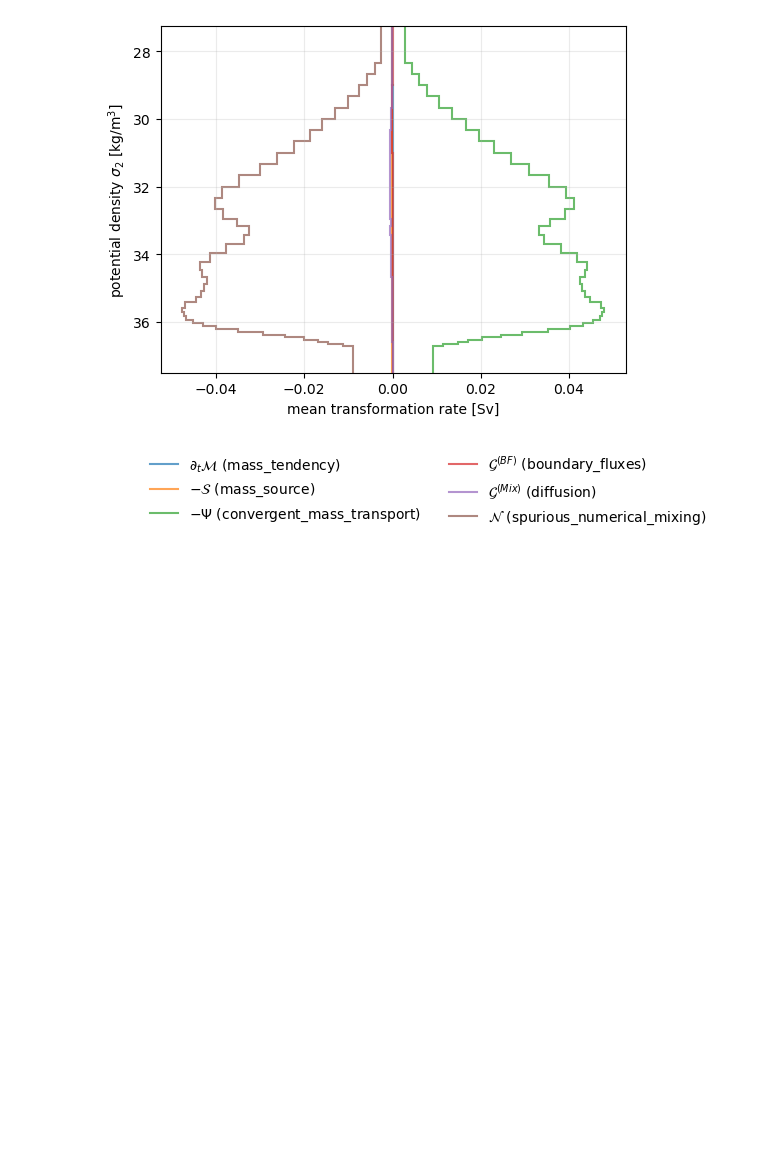
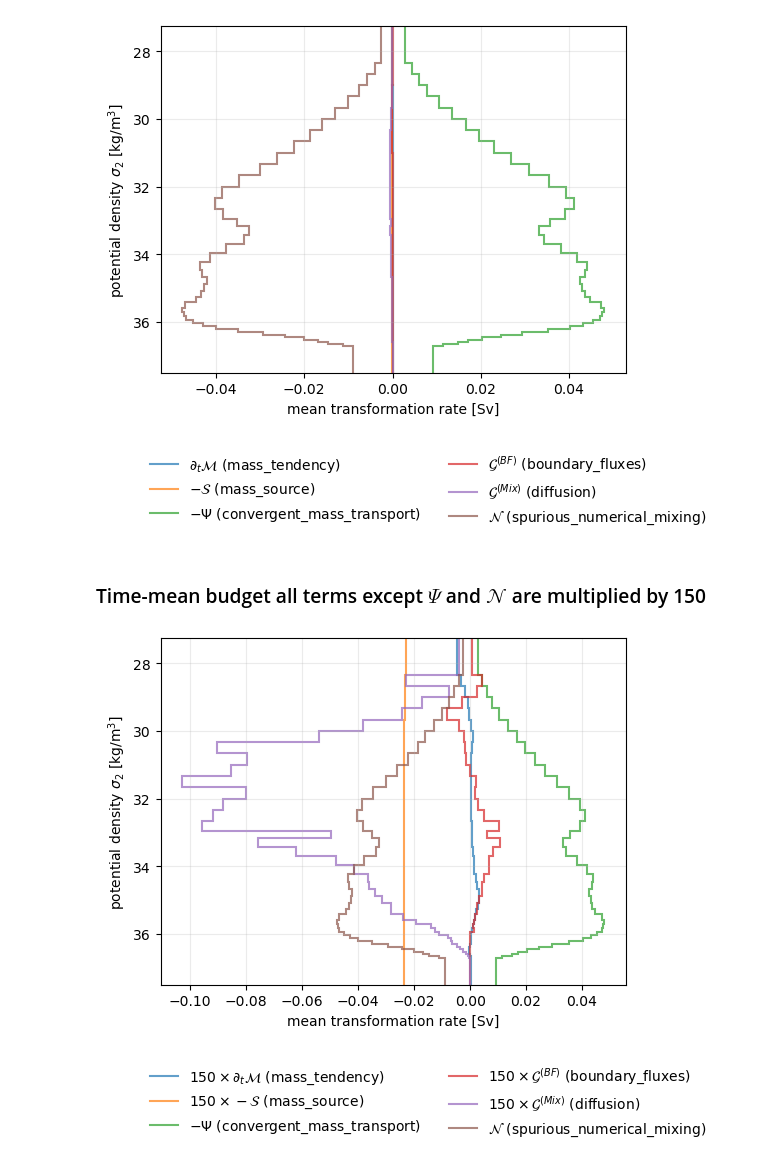
Before and after one commit to hdrake/CM4XTransientTracers, a Jupyter notebook: xwmb/BalticExample.ipynb, the cells around one changed output. Saved outputs shown, nothing was run; the diff lists cells and outputs as text; code cells hidden in the pictures; blank space fills up the shorter version.

```diff
--- a/xwmb/BalticExample.ipynb
+++ b/xwmb/BalticExample.ipynb
@@ -237,0 +238,20 @@ plt.ylim( 37.5, 27.25,);
+# %% [markdown]
+### Time-mean budget all terms except $\Psi$ and $\mathcal{N}$ are multiplied by 150
+# %%
+plt.figure(figsize=(6,4.5))
+
+kwargs = {"units":"Sv", "alpha":0.7, "lw":1.5}
+
+stairs(150 * wmt_mean, 'mass_tendency',             label=r"$150 \times \partial_{t} \mathcal{M}$ (mass_tendency)",**kwargs)
+stairs(150 * -wmt_mean, 'mass_source',               label=r"$150 \times  -\mathcal{S}$ (mass_source)",            **kwargs)
+stairs(-wmt_mean, 'convergent_mass_transport', label=r"$-\Psi$ (convergent_mass_transport)",                   **kwargs)
+stairs( 150 * wmt_mean, 'boundary_fluxes',           label=r"$150 \times \mathcal{G}^{(BF)}$ (boundary_fluxes)",      **kwargs)
+stairs( 150 * wmt_mean, 'diffusion',                 label=r"$150 \times \mathcal{G}^{(Mix)}$ (diffusion)",     **kwargs)
+stairs( wmt_mean, 'spurious_numerical_mixing', label=r"$\mathcal{N}$ (spurious_numerical_mixing)", **kwargs)
+
+plt.legend(loc="upper right", frameon = False, ncols = 2, bbox_to_anchor = (1.2, -0.2))
+plt.grid(True, alpha=0.25)
+plt.ylabel(r"potential density $\sigma_{2}$ [kg/m$^{3}$]");
+plt.ylim( 37.5, 27.25,);
+# %% [output]
+[figure, added]
```
Also changed, not shown: parts of 3 cells of this notebook, 2 other files.
